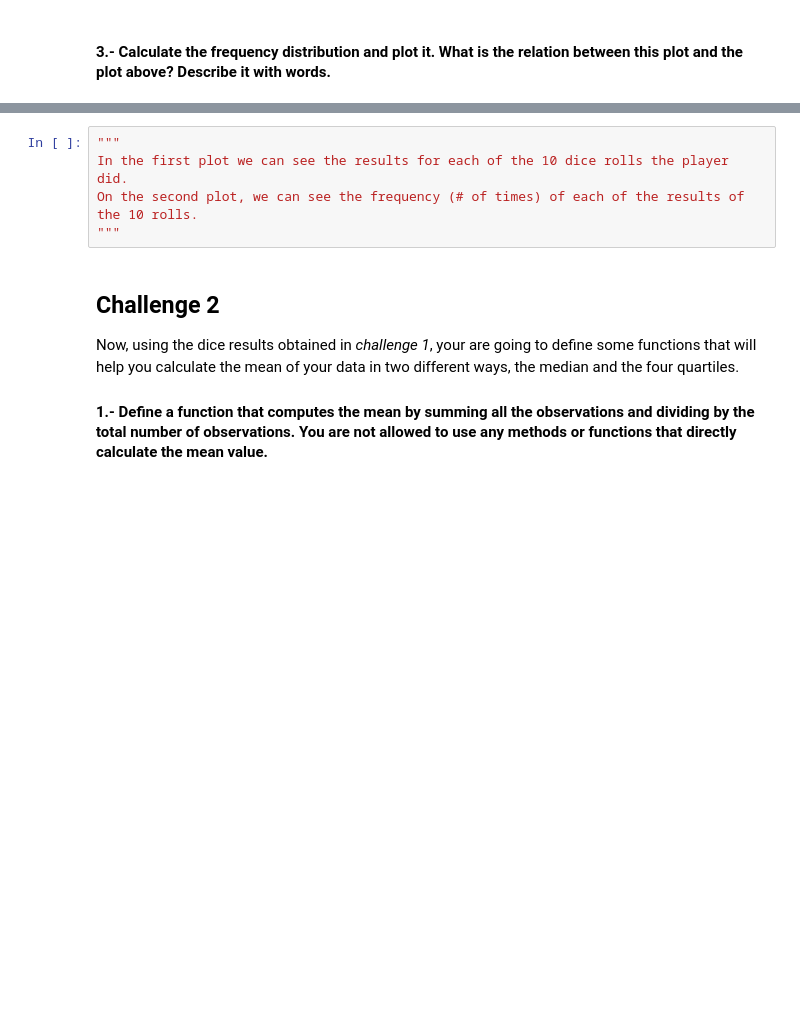
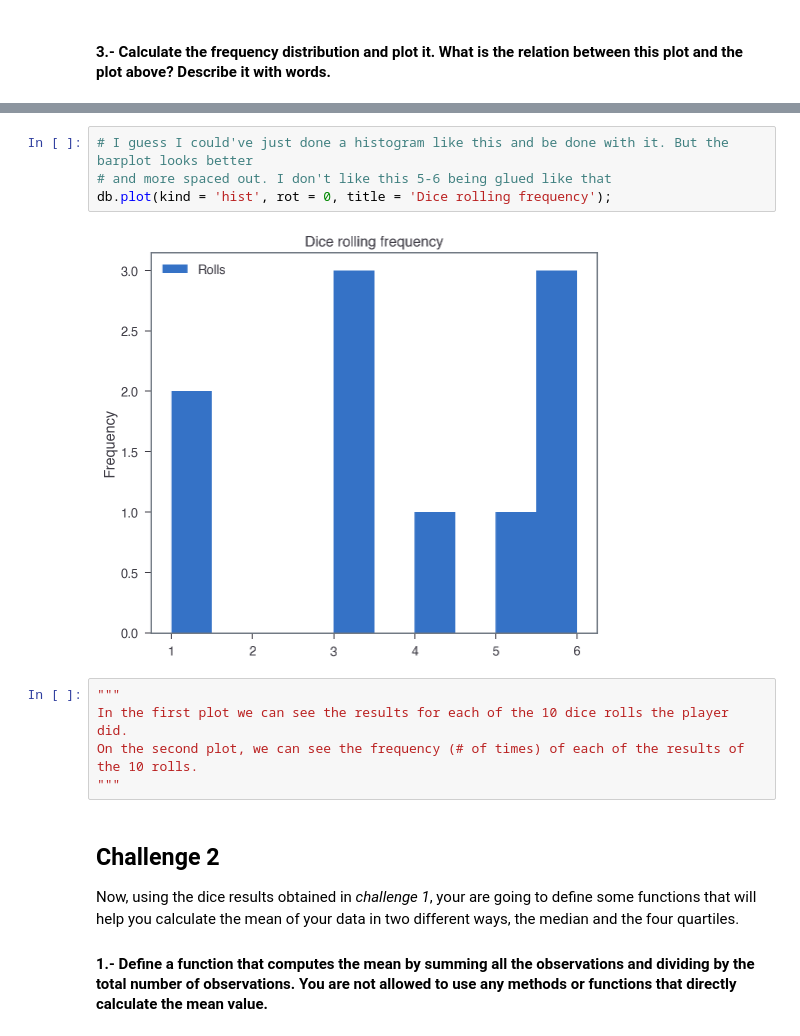
Before and after one commit to ta-data-lis/lab-understanding-descriptive-stats, a Jupyter notebook: your-code/main.ipynb, the cells around one changed output, grey strips where cells are left out. Drawn from its saved outputs; the diff is of its cells as text; blank space fills up the shorter version.

Commit message:
Lab done.

```diff
--- a/your-code/main.ipynb
+++ b/your-code/main.ipynb
@@ -68,3 +67,9 @@ Text(0, 0.5, 'Roll result frequency')
+# %%
+# I guess I could've just done a histogram like this and be done with it. But the barplot looks better
+# and more spaced out. I don't like this 5-6 being glued like that
+db.plot(kind = 'hist', rot = 0, title = 'Dice rolling frequency');
+# %% [output]
+[figure, added]
 # %%
 """
 In the first plot we can see the results for each of the 10 dice rolls the player did.
```
Also changed, not shown: parts of 56 cells of this notebook.
